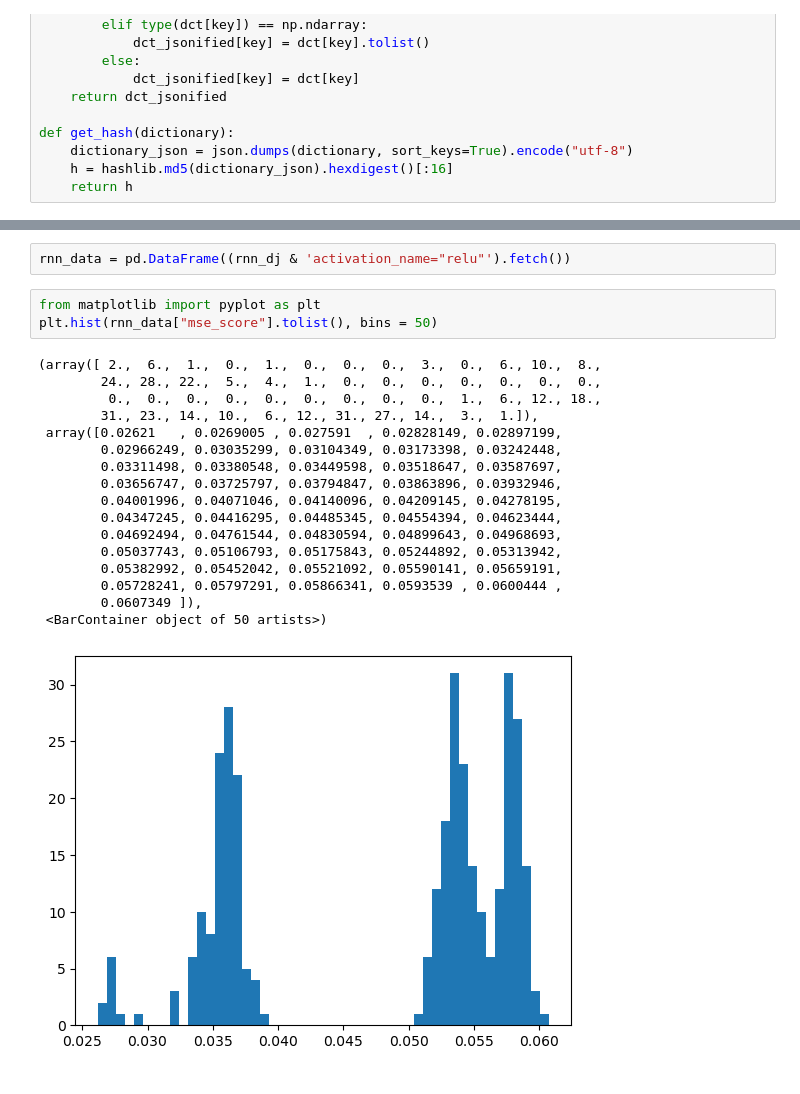
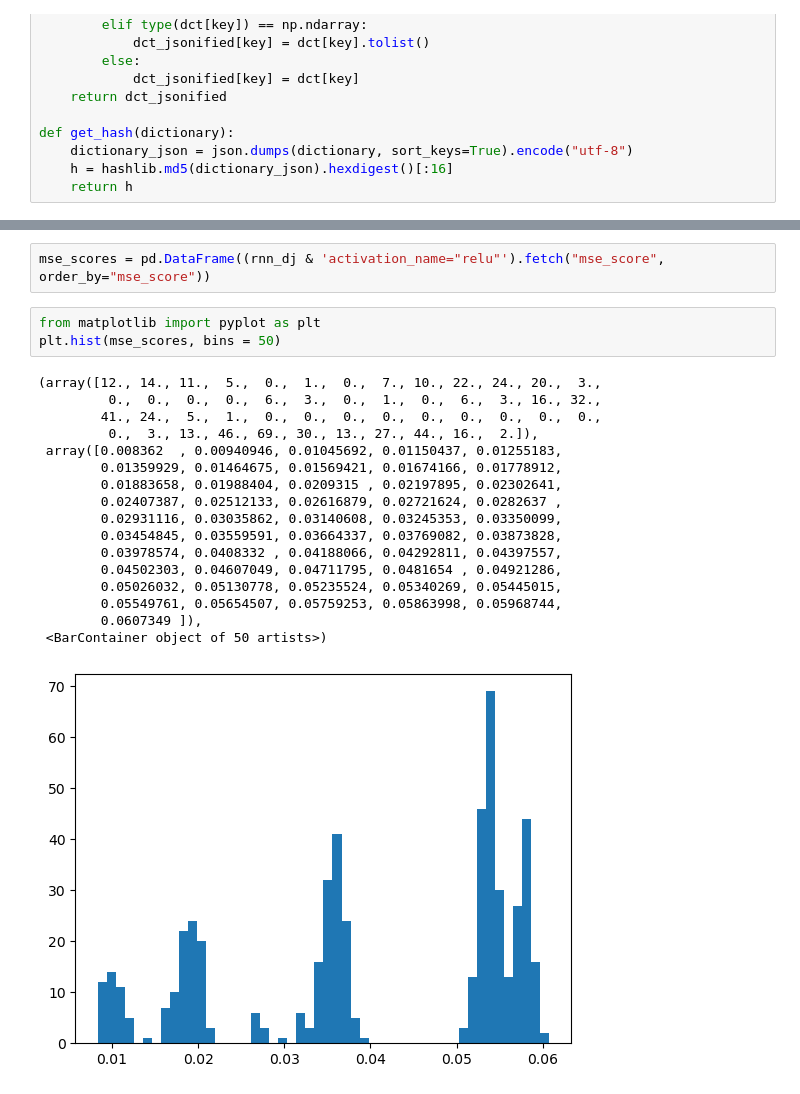
Before and after one commit to engellab/trainRNNbrain, a Jupyter notebook: jupyter/DataJoint loading.ipynb, the cells around one changed output, grey strips where cells are left out. Saved outputs shown, nothing was run; the diff lists cells and outputs as text.

```diff
--- a/jupyter/DataJoint loading.ipynb
+++ b/jupyter/DataJoint loading.ipynb
@@ -184,23 +184,23 @@ with pd.option_context('display.max_rows', None,):
 # %%
-rnn_data = pd.DataFrame((rnn_dj & 'activation_name="relu"').fetch())
+mse_scores = pd.DataFrame((rnn_dj & 'activation_name="relu"').fetch("mse_score", order_by="mse_score"))
 # %%
 from matplotlib import pyplot as plt
-plt.hist(rnn_data["mse_score"].tolist(), bins = 50)
+plt.hist(mse_scores, bins = 50)
 # %% [output]
-(array([ 2.,  6.,  1.,  0.,  1.,  0.,  0.,  0.,  3.,  0.,  6., 10.,  8.,
-        24., 28., 22.,  5.,  4.,  1.,  0.,  0.,  0.,  0.,  0.,  0.,  0.,
-         0.,  0.,  0.,  0.,  0.,  0.,  0.,  0.,  0.,  1.,  6., 12., 18.,
-        31., 23., 14., 10.,  6., 12., 31., 27., 14.,  3.,  1.]),
- array([0.02621   , 0.0269005 , 0.027591  , 0.02828149, 0.02897199,
-        0.02966249, 0.03035299, 0.03104349, 0.03173398, 0.03242448,
-        0.03311498, 0.03380548, 0.03449598, 0.03518647, 0.03587697,
-        0.03656747, 0.03725797, 0.03794847, 0.03863896, 0.03932946,
-        0.04001996, 0.04071046, 0.04140096, 0.04209145, 0.04278195,
-        0.04347245, 0.04416295, 0.04485345, 0.04554394, 0.04623444,
-        0.04692494, 0.04761544, 0.04830594, 0.04899643, 0.04968693,
-        0.05037743, 0.05106793, 0.05175843, 0.05244892, 0.05313942,
-        0.05382992, 0.05452042, 0.05521092, 0.05590141, 0.05659191,
-        0.05728241, 0.05797291, 0.05866341, 0.0593539 , 0.0600444 ,
+(array([12., 14., 11.,  5.,  0.,  1.,  0.,  7., 10., 22., 24., 20.,  3.,
+         0.,  0.,  0.,  0.,  6.,  3.,  0.,  1.,  0.,  6.,  3., 16., 32.,
+        41., 24.,  5.,  1.,  0.,  0.,  0.,  0.,  0.,  0.,  0.,  0.,  0.,
+         0.,  3., 13., 46., 69., 30., 13., 27., 44., 16.,  2.]),
+ array([0.008362  , 0.00940946, 0.01045692, 0.01150437, 0.01255183,
+        0.01359929, 0.01464675, 0.01569421, 0.01674166, 0.01778912,
+        0.01883658, 0.01988404, 0.0209315 , 0.02197895, 0.02302641,
+        0.02407387, 0.02512133, 0.02616879, 0.02721624, 0.0282637 ,
+        0.02931116, 0.03035862, 0.03140608, 0.03245353, 0.03350099,
+        0.03454845, 0.03559591, 0.03664337, 0.03769082, 0.03873828,
+        0.03978574, 0.0408332 , 0.04188066, 0.04292811, 0.04397557,
+        0.04502303, 0.04607049, 0.04711795, 0.0481654 , 0.04921286,
+        0.05026032, 0.05130778, 0.05235524, 0.05340269, 0.05445015,
+        0.05549761, 0.05654507, 0.05759253, 0.05863998, 0.05968744,
         0.0607349 ]),
  <BarContainer object of 50 artists>)
-[figure, old version]
+[figure, new version]
```
Also changed, not shown: parts of 15 cells of this notebook, 16 other files.
